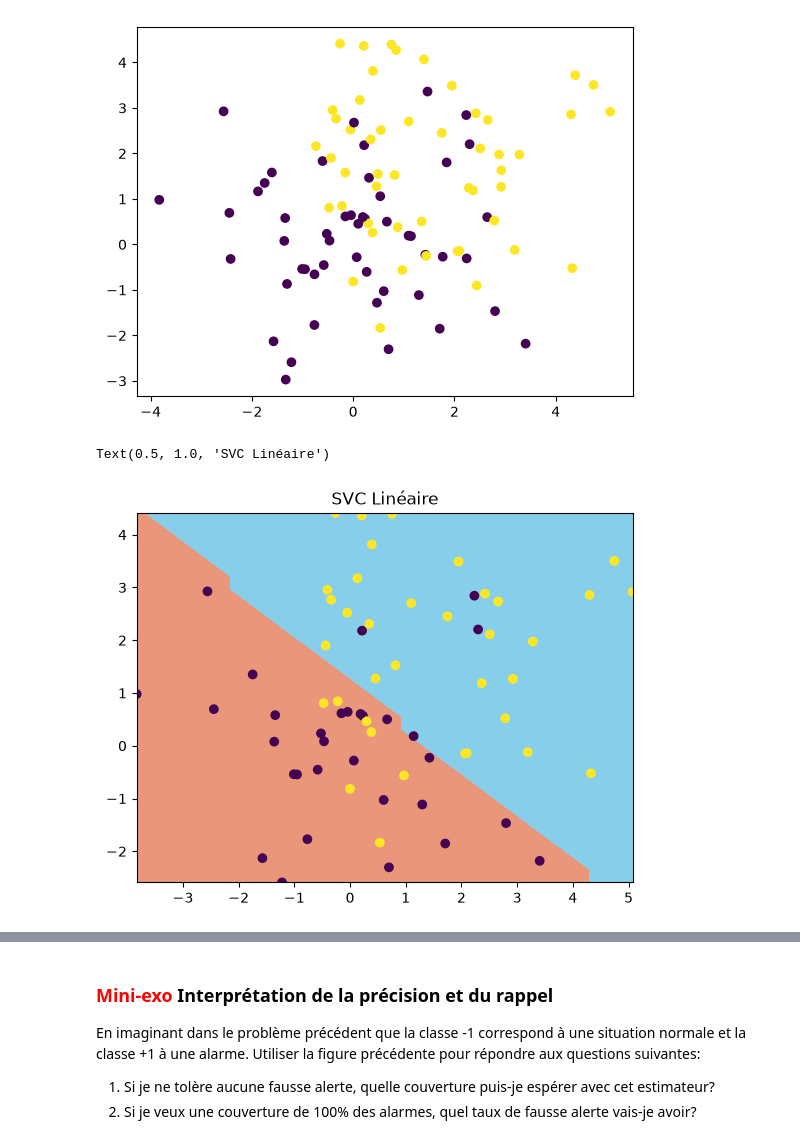
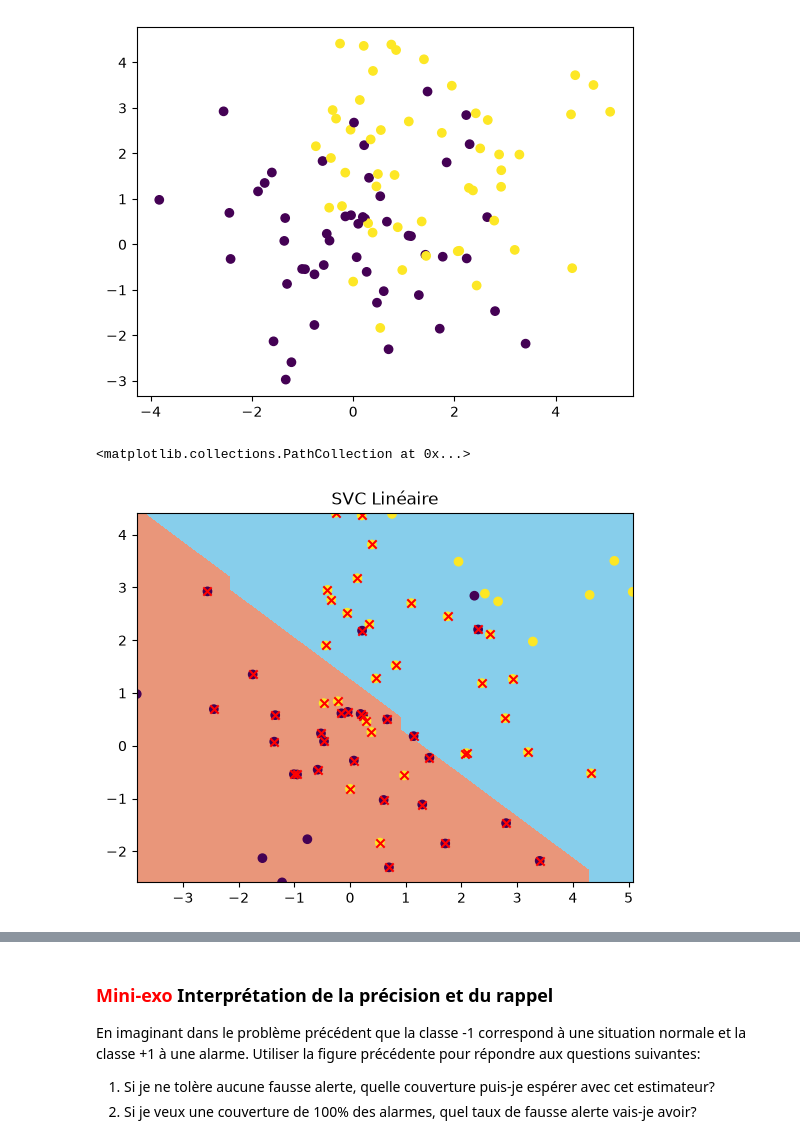
Before and after one commit to Mithrafk/Cours-Python, a Jupyter notebook: ML_2A/B-Machine Learning/notebooks/2-notebook-metrique.ipynb, the cells around one changed output, grey strips where cells are left out. Saved outputs shown, nothing was run; the diff lists cells and outputs as text; code cells hidden in the pictures.

```diff
--- a/ML_2A/B-Machine Learning/notebooks/2-notebook-metrique.ipynb
+++ b/ML_2A/B-Machine Learning/notebooks/2-notebook-metrique.ipynb
@@ -60,17 +63,22 @@ plt.scatter(X[:,0],X[:,1],c=y)
 # %%
 # modèle linéaire
 from sklearn.svm import LinearSVC
 
 mod = LinearSVC()
 mod.fit(X_train,y_train)
 
 plt.figure(facecolor='white')
 plot_frontiere(X_train, y_train, mod)
 plt.scatter(X_train[:,0], X_train[:,1], c=y_train)
 plt.title('SVC Linéaire')
+
+supp_vect_zero = ( np.abs(mod.decision_function(X_train) * y_train) <= 1 +1e-15).nonzero()[0]
+supp_vect = X_train[supp_vect_zero]
+
+plt.scatter(supp_vect[:,0],supp_vect[:,1], marker = 'x', color = "red")
 # %% [output]
-Text(0.5, 1.0, 'SVC Linéaire')
+<matplotlib.collections.PathCollection at 0x...>
-[figure, old version]
+[figure, new version]
 # %% [markdown]
 ### A.1 Utiliser les métriques scikit-learn
 
```
Also changed, not shown: parts of 21 cells of this notebook, 7 other files.
